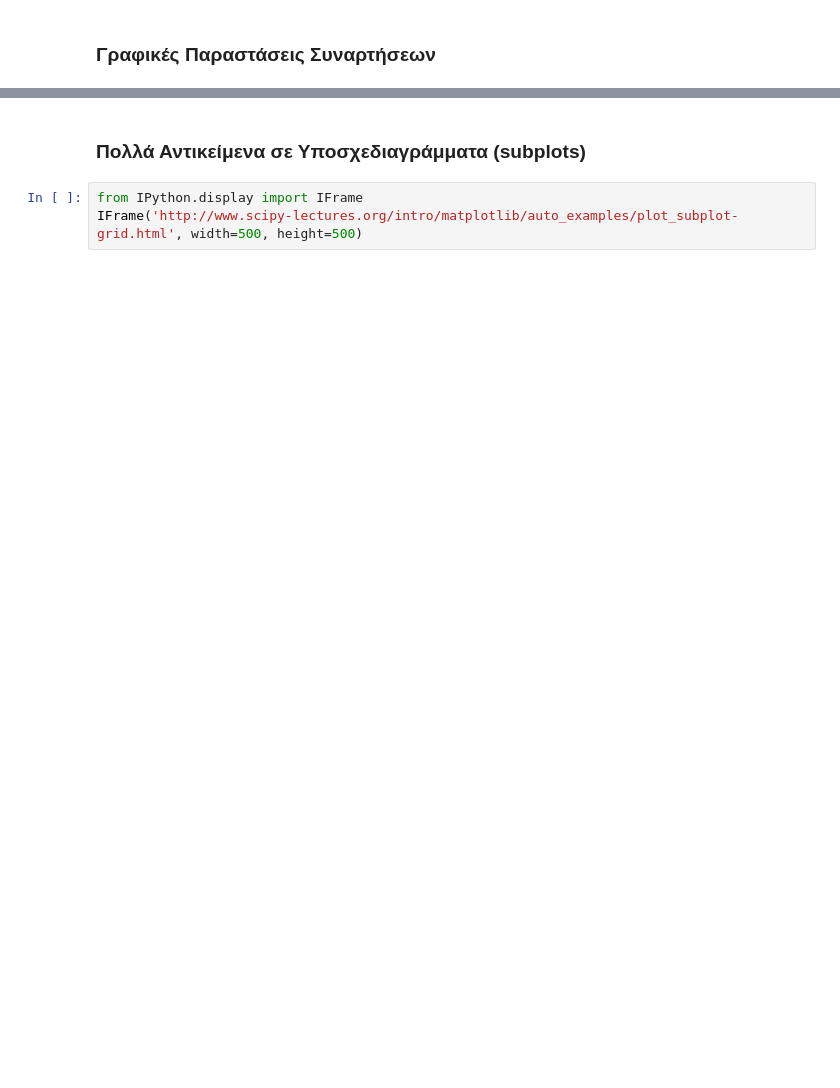
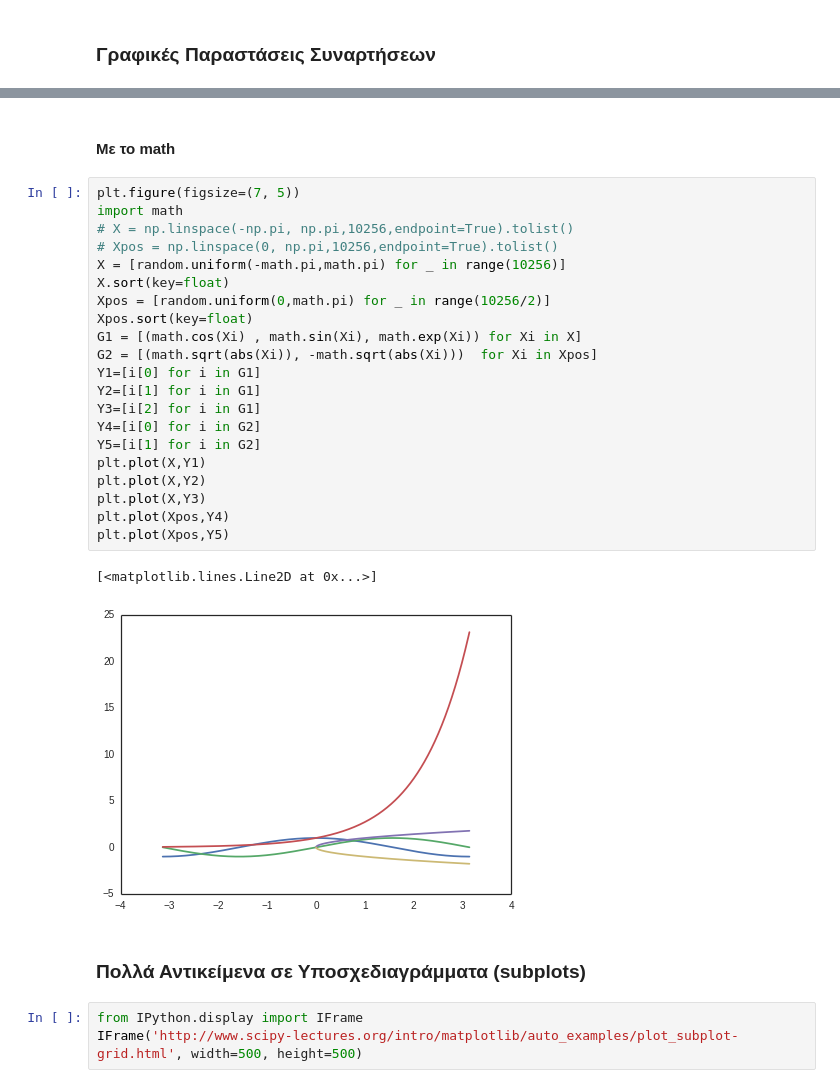
Before and after one commit to app-genesis/StatistikiMePython, a Jupyter notebook: EisagwgikiStatistikiMePython_1.ipynb, the cells around one changed output, grey strips where cells are left out. Drawn from its saved outputs; the diff is of its cells as text; blank space fills up the shorter version.

```diff
--- a/EisagwgikiStatistikiMePython_1.ipynb
+++ b/EisagwgikiStatistikiMePython_1.ipynb
@@ -416,4 +431,30 @@ plt.plot(X,Y5)
 [figure]
+# %% [markdown]
+#### Με το math
+# %%
+plt.figure(figsize=(7, 5))
+import math
+# X = np.linspace(-np.pi, np.pi,10256,endpoint=True).tolist()
+# Xpos = np.linspace(0, np.pi,10256,endpoint=True).tolist()
+X = [random.uniform(-math.pi,math.pi) for _ in range(10256)]
+X.sort(key=float)
+Xpos = [random.uniform(0,math.pi) for _ in range(10256/2)]
+Xpos.sort(key=float)
+G1 = [(math.cos(Xi) , math.sin(Xi), math.exp(Xi)) for Xi in X]
+G2 = [(math.sqrt(abs(Xi)), -math.sqrt(abs(Xi)))  for Xi in Xpos]
+Y1=[i[0] for i in G1]
+Y2=[i[1] for i in G1]
+Y3=[i[2] for i in G1]
+Y4=[i[0] for i in G2]
+Y5=[i[1] for i in G2]
+plt.plot(X,Y1)
+plt.plot(X,Y2)
+plt.plot(X,Y3)
+plt.plot(Xpos,Y4)
+plt.plot(Xpos,Y5)
+# %% [output]
+[<matplotlib.lines.Line2D at 0x...>]
+[figure, added]
 # %% [markdown]
 ### Πολλά Αντικείμενα σε Υποσχεδιαγράμματα (subplots)
 # %%
```
Also changed, not shown: parts of 55 cells of this notebook, 4 other files.
